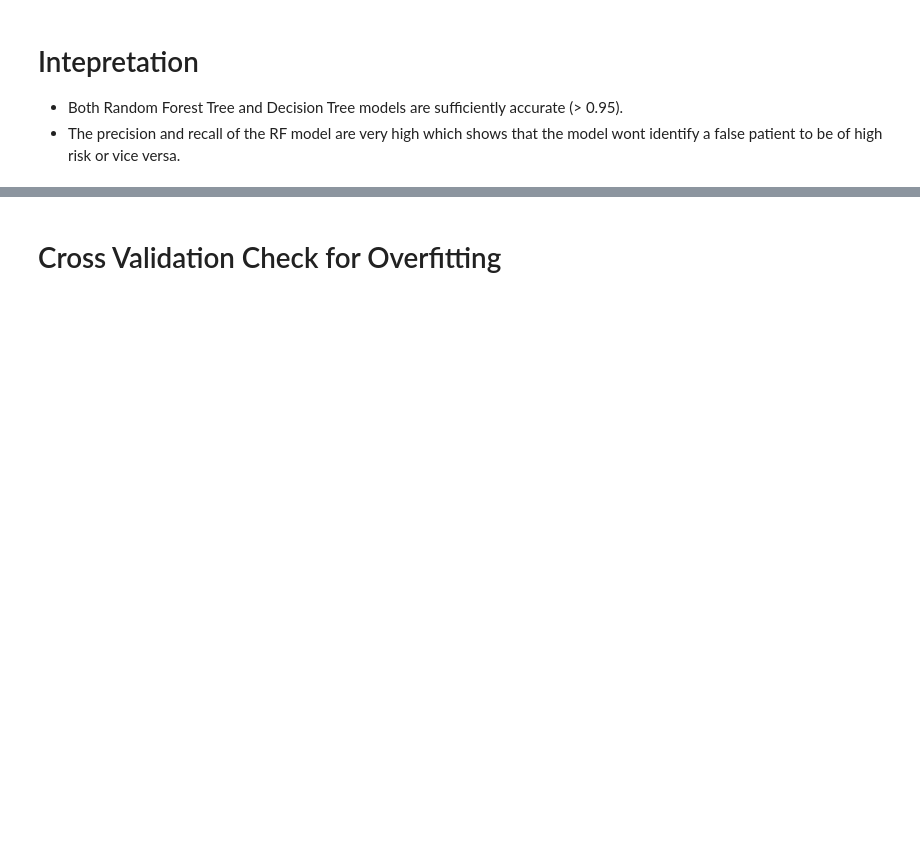
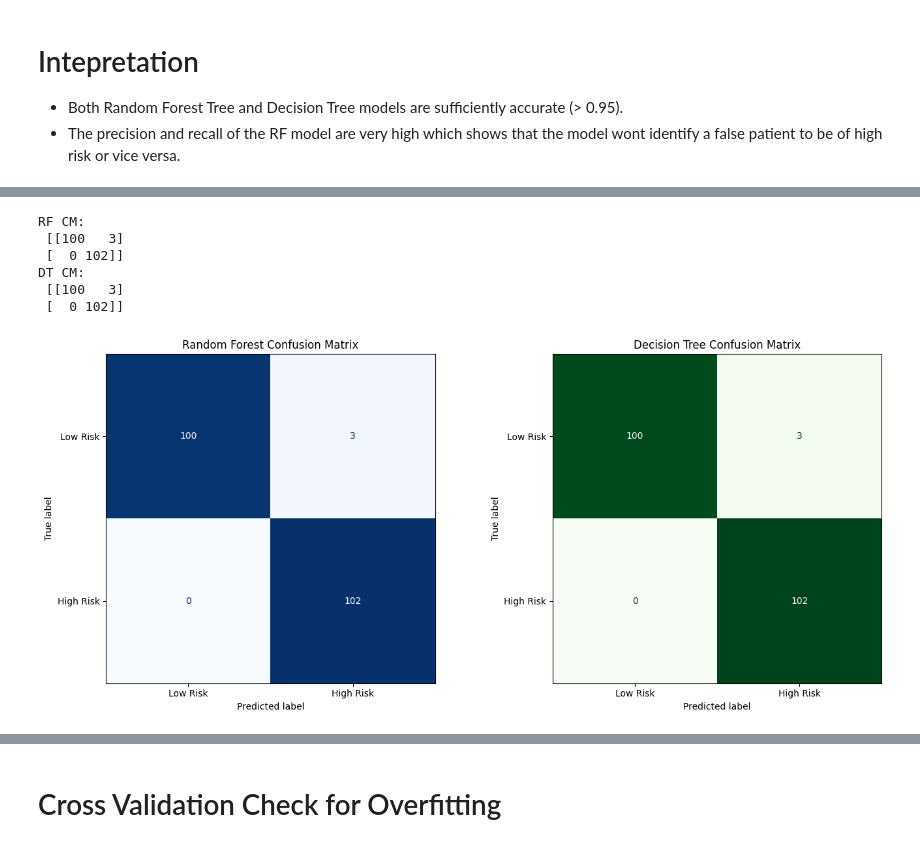
Before and after one commit to NSJayaweera/NCD-Risk_Prediction, a Jupyter notebook: OptimalMLIdentification.ipynb, the cells around one changed output, grey strips where cells are left out. Drawn from its saved outputs; the diff is of its cells as text; code cells hidden in the pictures; blank space fills up the shorter version.

```diff
--- a/OptimalMLIdentification.ipynb
+++ b/OptimalMLIdentification.ipynb
@@ -369,0 +411,62 @@ Models agree on all test set samples.
+# %%
+import pandas as pd
+import numpy as np
+import matplotlib.pyplot as plt
+from sklearn.model_selection import train_test_split
+from sklearn.ensemble import RandomForestClassifier
+from sklearn.tree import DecisionTreeClassifier
+from sklearn.metrics import confusion_matrix, ConfusionMatrixDisplay
+
+# Load Data
+df = pd.read_csv('/content/heart.csv')
+
+# Replicate User's Logic
+df['risk_score'] = 1 - df['target']
+df['binary_risk'] = (df['risk_score'] >= 0.5).astype(int)
+
+X = df.drop(['target', 'risk_score', 'binary_risk'], axis=1)
+y = df['binary_risk']
+
+# Split
+X_train, X_test, y_train, y_test = train_test_split(X, y, test_size=0.2, random_state=42)
+
+# Train models
+rf = RandomForestClassifier(random_state=42)
+dt = DecisionTreeClassifier(random_state=42)
+
+rf.fit(X_train, y_train)
+dt.fit(X_train, y_train)
+
+# Predictions
+y_pred_rf = rf.predict(X_test)
+y_pred_dt = dt.predict(X_test)
+
+# Compute Confusion Matrices
+cm_rf = confusion_matrix(y_test, y_pred_rf)
+cm_dt = confusion_matrix(y_test, y_pred_dt)
+
+# Plotting
+fig, (ax1, ax2) = plt.subplots(1, 2, figsize=(14, 6))
+
+disp_rf = ConfusionMatrixDisplay(confusion_matrix=cm_rf, display_labels=['Low Risk', 'High Risk'])
+disp_rf.plot(ax=ax1, cmap='Blues', colorbar=False)
+ax1.set_title('Random Forest Confusion Matrix')
+
+disp_dt = ConfusionMatrixDisplay(confusion_matrix=cm_dt, display_labels=['Low Risk', 'High Risk'])
+disp_dt.plot(ax=ax2, cmap='Greens', colorbar=False)
+ax2.set_title('Decision Tree Confusion Matrix')
+
+plt.tight_layout()
+plt.savefig('confusion_matrices.png')
+
+# Print matrices for the response
+print("RF CM:\n", cm_rf)
+print("DT CM:\n", cm_dt)
+# %% [output]
+RF CM:
+ [[100   3]
+ [  0 102]]
+DT CM:
+ [[100   3]
+ [  0 102]]
+[figure, added]
```
Also changed, not shown: parts of 2 cells of this notebook.
